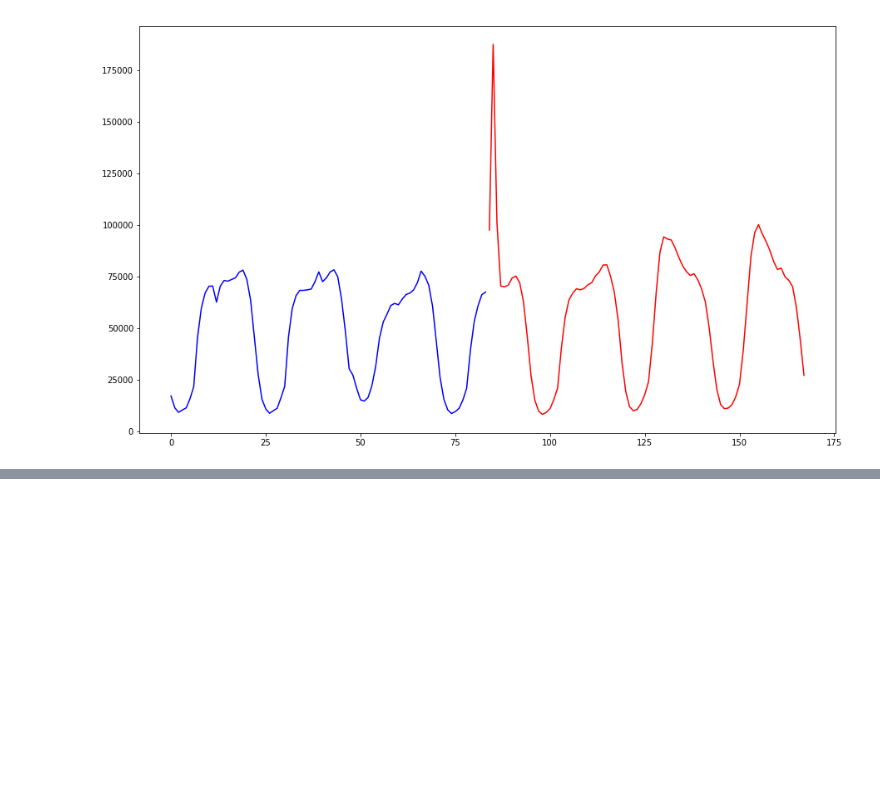
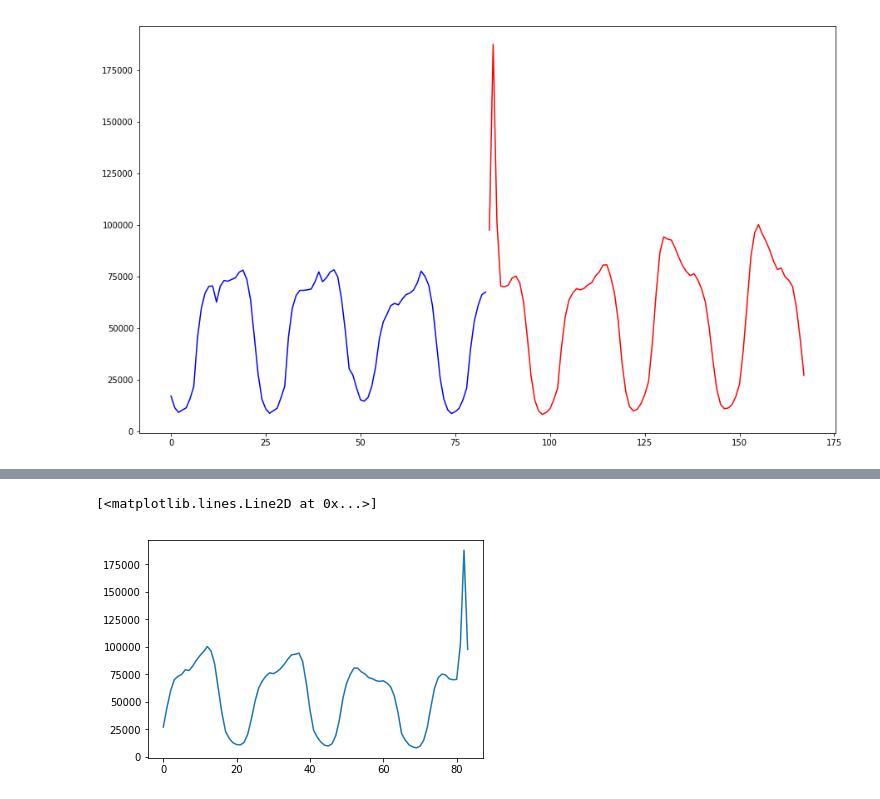
Before and after one commit to Klimmy/ssa-cardiff-seminar, a Jupyter notebook: python/Data preparation.ipynb, the cells around one changed output, grey strips where cells are left out. Cells and saved outputs as stored; diff of their text form; code cells hidden in the pictures; blank space fills up the shorter version.

```diff
--- a/python/Data preparation.ipynb
+++ b/python/Data preparation.ipynb
@@ -572,3 +578,8 @@ plot_cp_results(ts_splitted,'/Users/klimmy/Klim/Statmod/Change point conference/
+# %%
+plt.plot(ts_splitted[1].values[::-1])
+# %% [output]
+[<matplotlib.lines.Line2D at 0x...>]
+[figure, added]
 # %%
 ts = df_1.loc[df_1['change_point_type'] == 'period', 'impressions'].reset_index()['impressions']
 
```
Also changed, not shown: parts of 17 cells of this notebook, 15 other files.
